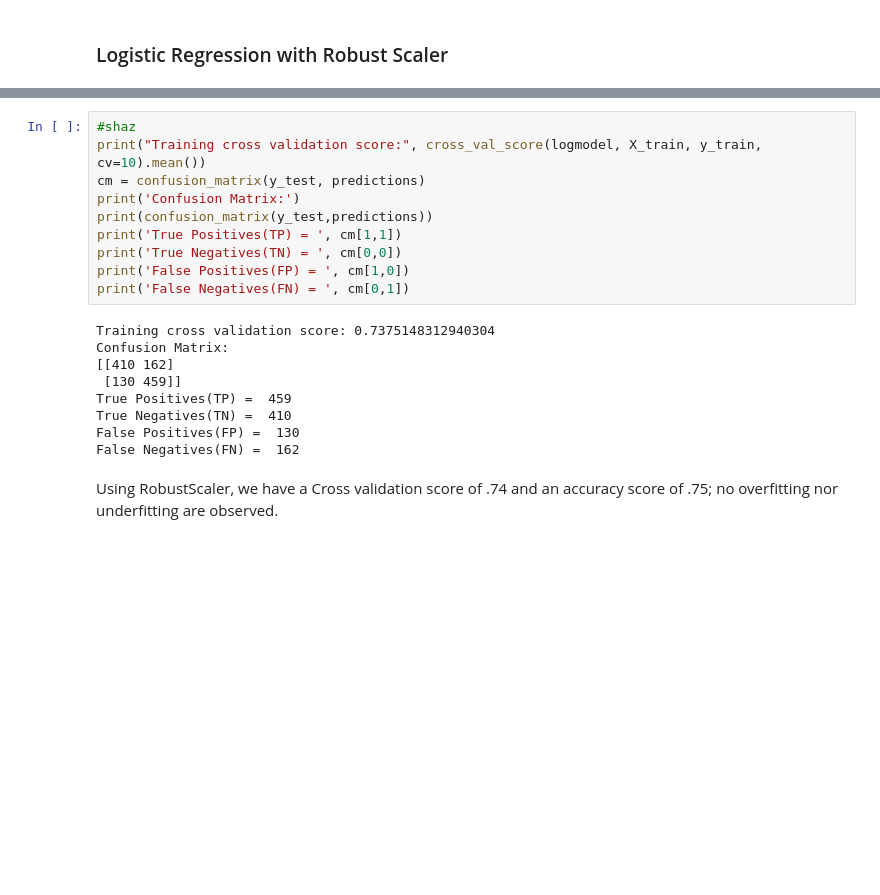
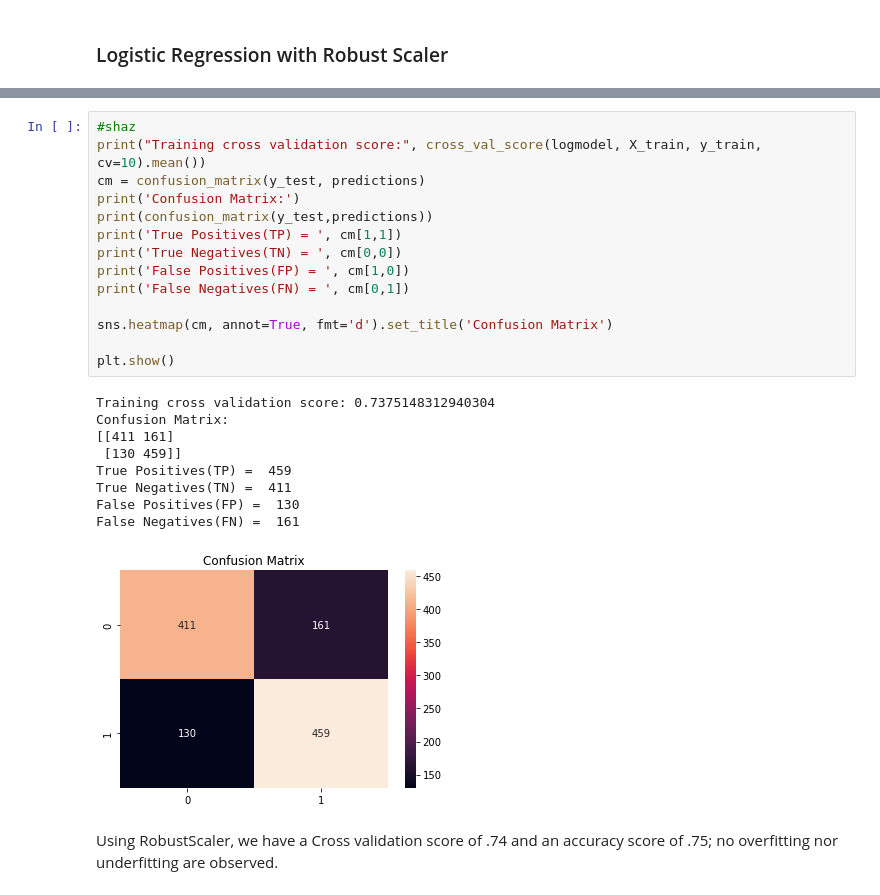
Before and after one commit to IMainHibana/DS1-GroupProject, a Jupyter notebook: DS1P.ipynb, the cells around one changed output, grey strips where cells are left out. Drawn from its saved outputs; the diff is of its cells as text; blank space fills up the shorter version.

```diff
--- a/DS1P.ipynb
+++ b/DS1P.ipynb
@@ -1180,22 +1188,27 @@ weighted avg       0.75      0.75      0.75      1161
 # %%
 #shaz
 print("Training cross validation score:", cross_val_score(logmodel, X_train, y_train, cv=10).mean())
 cm = confusion_matrix(y_test, predictions)
 print('Confusion Matrix:')
 print(confusion_matrix(y_test,predictions))
 print('True Positives(TP) = ', cm[1,1])
 print('True Negatives(TN) = ', cm[0,0])
 print('False Positives(FP) = ', cm[1,0])
 print('False Negatives(FN) = ', cm[0,1])
+
+sns.heatmap(cm, annot=True, fmt='d').set_title('Confusion Matrix')
+
+plt.show()
 # %% [output]
 Training cross validation score: 0.7375148312940304
 Confusion Matrix:
-[[410 162]
+[[411 161]
  [130 459]]
 True Positives(TP) =  459
-True Negatives(TN) =  410
+True Negatives(TN) =  411
 False Positives(FP) =  130
-False Negatives(FN) =  162
+False Negatives(FN) =  161
+[figure, added]
 # %% [markdown]
 Using RobustScaler, we have a Cross validation score of .74 and an accuracy score of .75; no overfitting nor underfitting are observed.
 # %% [markdown]
```
Also changed, not shown: parts of 7 cells of this notebook.
